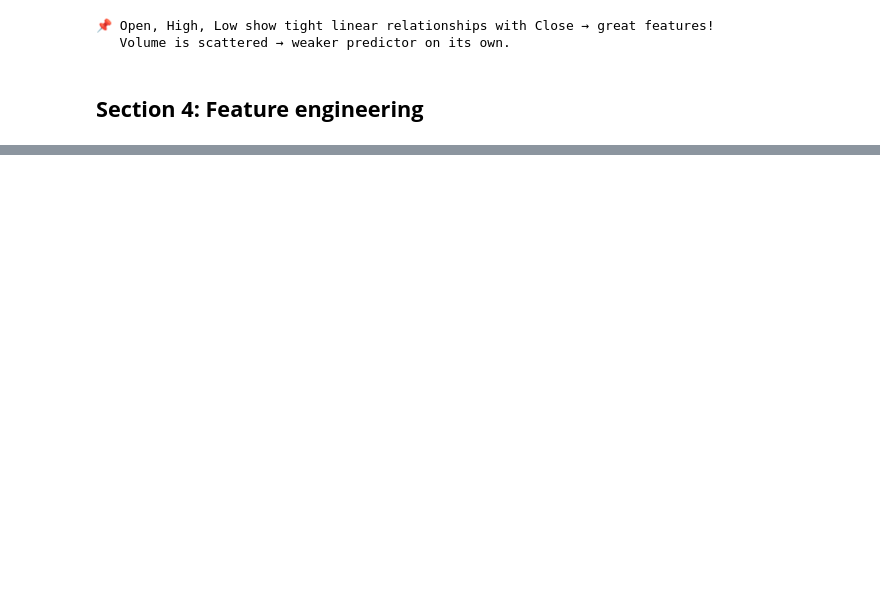
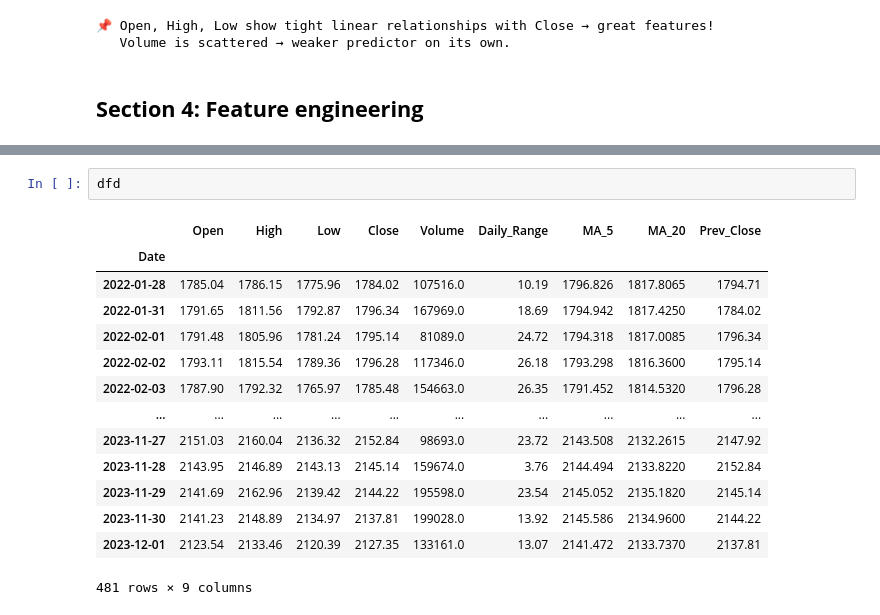
Before and after one commit to arapkorir1/ml-mastery-portfolio, a Jupyter notebook: notebooks/01_Phase1_XAUUSD_Regression.ipynb, the cells around one changed output, grey strips where cells are left out. Cells and saved outputs as stored; diff of their text form; blank space fills up the shorter version.

```diff
--- a/notebooks/01_Phase1_XAUUSD_Regression.ipynb
+++ b/notebooks/01_Phase1_XAUUSD_Regression.ipynb
@@ -212,0 +293,17 @@ print('   Volume is scattered → weaker predictor on its own.')
+# %%
+dfd
+# %% [output]
+|  | Open | High | Low | Close | Volume | Daily_Range | MA_5 | MA_20 | Prev_Close |
+| Date |  |  |  |  |  |  |  |  |  |
+| 2022-01-28 | 1785.04 | 1786.15 | 1775.96 | 1784.02 | 107516.0 | 10.19 | 1796.826 | 1817.8065 | 1794.71 |
+| 2022-01-31 | 1791.65 | 1811.56 | 1792.87 | 1796.34 | 167969.0 | 18.69 | 1794.942 | 1817.4250 | 1784.02 |
+| 2022-02-01 | 1791.48 | 1805.96 | 1781.24 | 1795.14 | 81089.0 | 24.72 | 1794.318 | 1817.0085 | 1796.34 |
+| 2022-02-02 | 1793.11 | 1815.54 | 1789.36 | 1796.28 | 117346.0 | 26.18 | 1793.298 | 1816.3600 | 1795.14 |
+| 2022-02-03 | 1787.90 | 1792.32 | 1765.97 | 1785.48 | 154663.0 | 26.35 | 1791.452 | 1814.5320 | 1796.28 |
+| ... | ... | ... | ... | ... | ... | ... | ... | ... | ... |
+| 2023-11-27 | 2151.03 | 2160.04 | 2136.32 | 2152.84 | 98693.0 | 23.72 | 2143.508 | 2132.2615 | 2147.92 |
+| 2023-11-28 | 2143.95 | 2146.89 | 2143.13 | 2145.14 | 159674.0 | 3.76 | 2144.494 | 2133.8220 | 2152.84 |
+| 2023-11-29 | 2141.69 | 2162.96 | 2139.42 | 2144.22 | 195598.0 | 23.54 | 2145.052 | 2135.1820 | 2145.14 |
+| 2023-11-30 | 2141.23 | 2148.89 | 2134.97 | 2137.81 | 199028.0 | 13.92 | 2145.586 | 2134.9600 | 2144.22 |
+| 2023-12-01 | 2123.54 | 2133.46 | 2120.39 | 2127.35 | 133161.0 | 13.07 | 2141.472 | 2133.7370 | 2137.81 |
+481 rows × 9 columns
```
Also changed, not shown: parts of 19 cells of this notebook.
